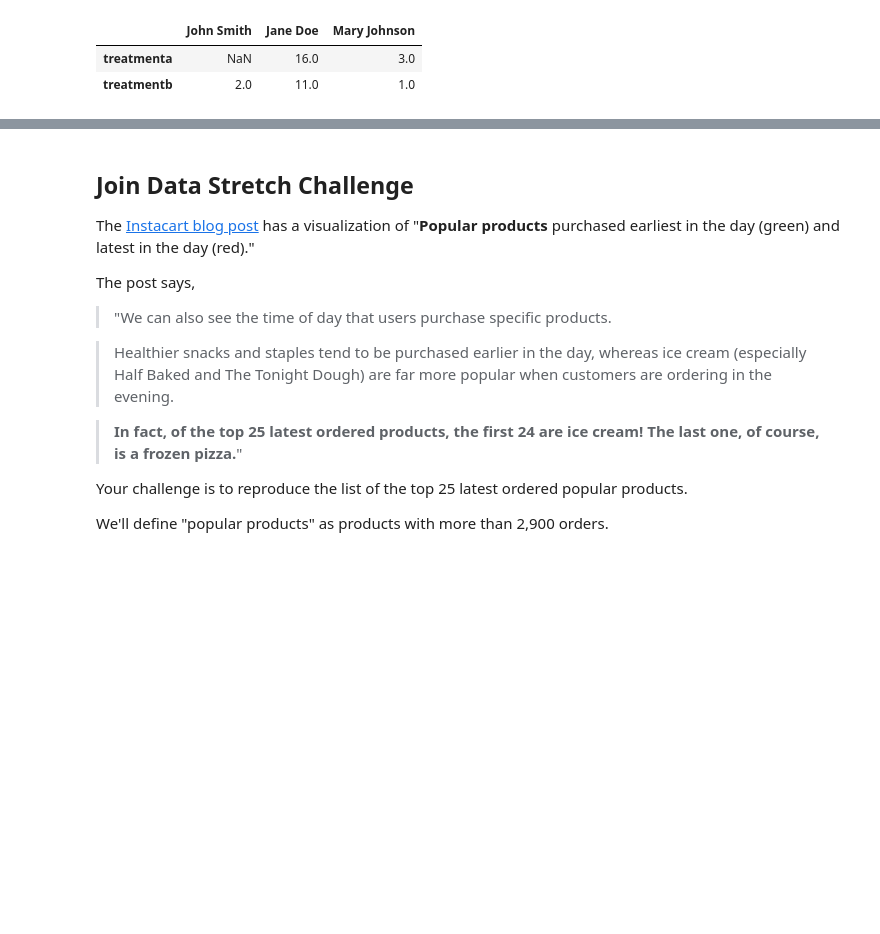
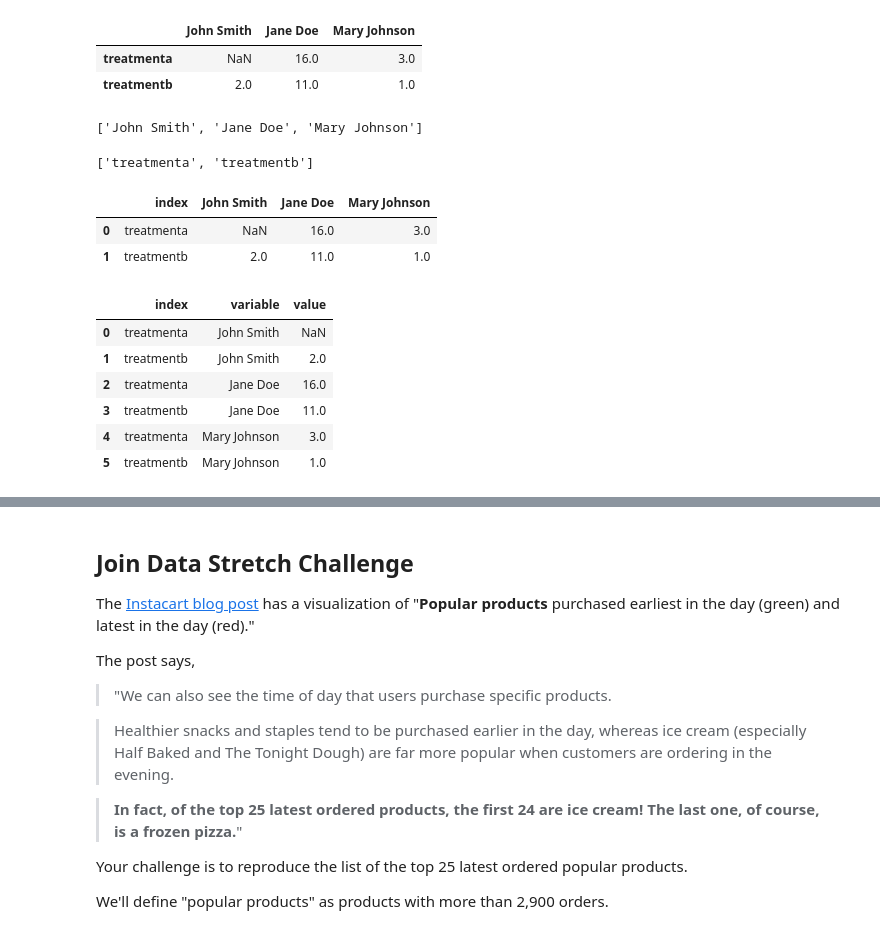
Before and after one commit to JoshuaHaga/DS-Unit-1-Sprint-1-Data-Wrangling-and-Storytelling, a Jupyter notebook: module3-join-and-reshape-data/LS_DS_113_Join_and_Reshape_Data_Assignment.ipynb, the cells around one changed output, grey strips where cells are left out. Drawn from its saved outputs; the diff is of its cells as text; code cells hidden in the pictures; blank space fills up the shorter version.

```diff
--- a/module3-join-and-reshape-data/LS_DS_113_Join_and_Reshape_Data_Assignment.ipynb
+++ b/module3-join-and-reshape-data/LS_DS_113_Join_and_Reshape_Data_Assignment.ipynb
@@ -225,3 +225,28 @@ table2
 | treatmentb | 2.0 | 11.0 | 1.0 |
 # %%
 # table2 -> tidy
+table2.columns.tolist()
+# %% [output]
+['John Smith', 'Jane Doe', 'Mary Johnson']
+# %%
+table2.index.tolist()
+# %% [output]
+['treatmenta', 'treatmentb']
+# %%
+table2 = table2.reset_index()
+table2
+# %% [output]
+|  | index | John Smith | Jane Doe | Mary Johnson |
+| 0 | treatmenta | NaN | 16.0 | 3.0 |
+| 1 | treatmentb | 2.0 | 11.0 | 1.0 |
+# %%
+tidy = table2.melt(id_vars='index' , value_vars=['John Smith', 'Jane Doe', 'Mary Johnson'])
+tidy
+# %% [output]
+|  | index | variable | value |
+| 0 | treatmenta | John Smith | NaN |
+| 1 | treatmentb | John Smith | 2.0 |
+| 2 | treatmenta | Jane Doe | 16.0 |
+| 3 | treatmentb | Jane Doe | 11.0 |
+| 4 | treatmenta | Mary Johnson | 3.0 |
+| 5 | treatmentb | Mary Johnson | 1.0 |
```
Also changed, not shown: parts of 3 cells of this notebook.
